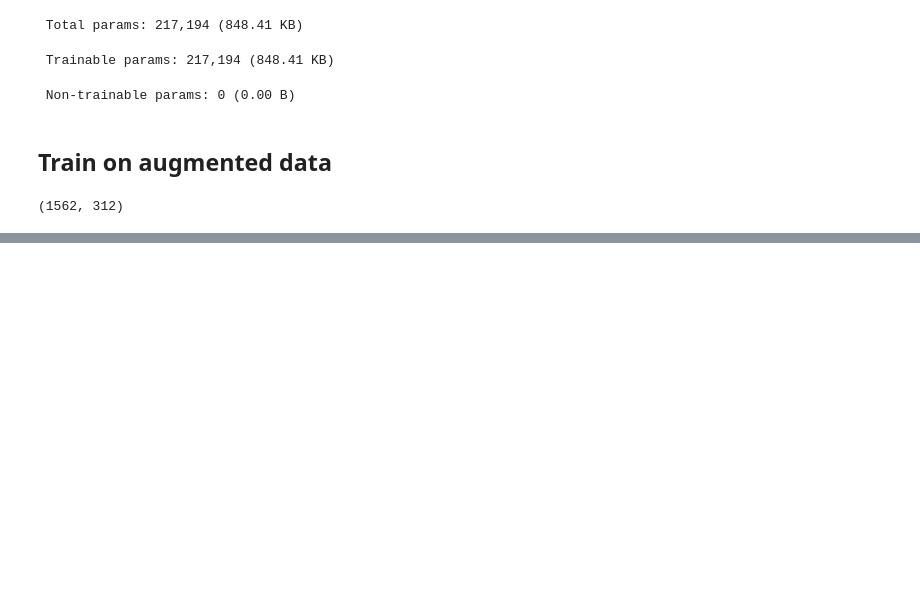
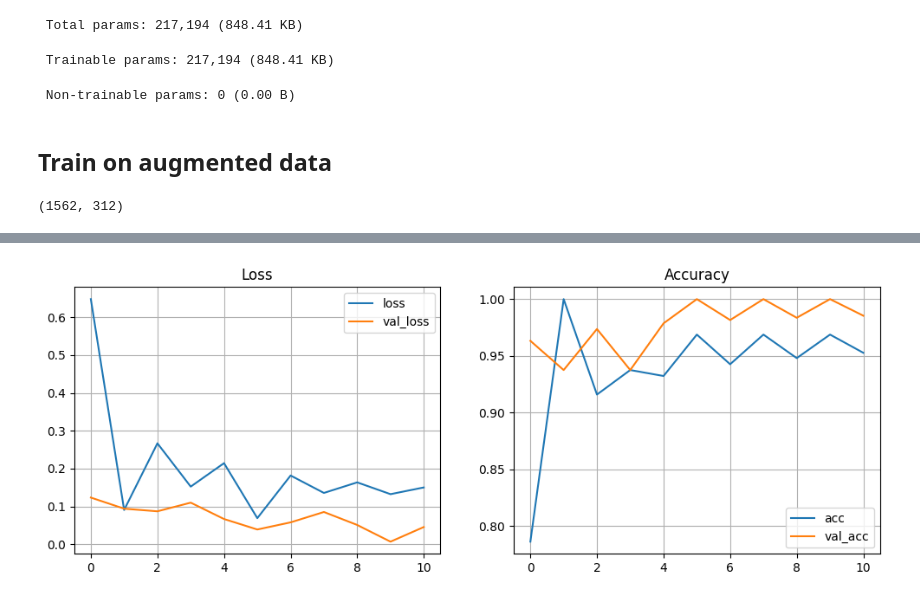
Before and after one commit to LordOfTurtles/AI-Erik-Johansson-OPA23, a Jupyter notebook: code_alongs/Lec11_data_augmentation.ipynb, the cells around one changed output, grey strips where cells are left out. Saved outputs shown, nothing was run; the diff lists cells and outputs as text; code cells hidden in the pictures; blank space fills up the shorter version.

```diff
--- a/code_alongs/Lec11_data_augmentation.ipynb
+++ b/code_alongs/Lec11_data_augmentation.ipynb
@@ -227,0 +260,3 @@ KeyboardInterrupt:
+# %%
+metrics= pd.DataFrame(model.history.history)
+metrics.head()
@@ -227,0 +270,10 @@ KeyboardInterrupt:
+# %%
+def plot_metrics(metrics):
+    _, ax = plt.subplots(1,2, figsize = (12,4))
+    metrics[["loss", "val_loss"]].plot(ax = ax[0], title = "Loss", grid = True)
+    metrics[["acc", "val_acc"]].plot(ax = ax[1], title = "Accuracy", grid = True)
+
+# harder to overfit
+plot_metrics(metrics)
+# %% [output]
+[figure, added]
```
Also changed, not shown: parts of 12 cells of this notebook.
